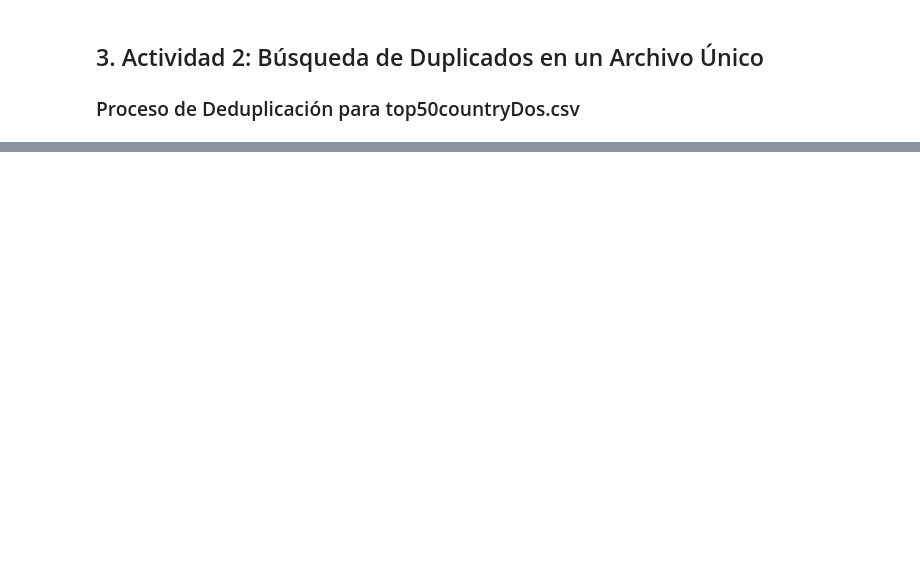
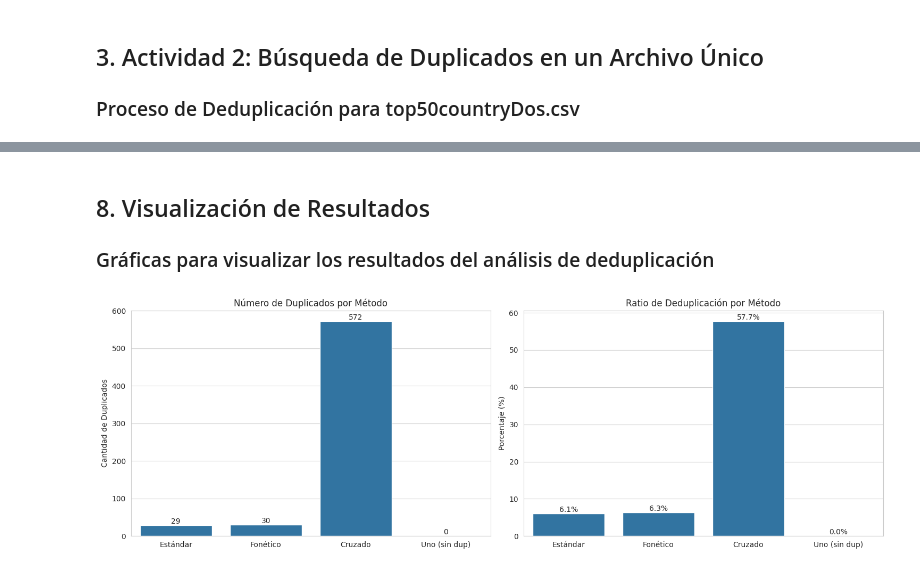
Before and after one commit to NoSoyRo/mdm-framework, a Jupyter notebook: p2/Analisis_Deduplicacion_Registros.ipynb, the cells around one changed output, grey strips where cells are left out. Drawn from its saved outputs; the diff is of its cells as text; code cells hidden in the pictures; blank space fills up the shorter version.

```diff
--- a/p2/Analisis_Deduplicacion_Registros.ipynb
+++ b/p2/Analisis_Deduplicacion_Registros.ipynb
@@ -155,20 +100,0 @@ Número de coincidencias encontradas usando codificación fonética: 30
-# %%
-# Cargar el segundo conjunto de datos
-df_tres = pd.read_csv('top50countryTres.csv', encoding='latin1')
-
-# Crear indexador para comparación entre conjuntos
-indexador_cruzado = recordlinkage.Index()
-indexador_cruzado.block('pais')
-pares_cruzados = indexador_cruzado.index(df_dos, df_tres)
-
-# Configurar comparación
-comparador_cruzado = recordlinkage.Compare()
-comparador_cruzado.exact('titulo', 'titulo', label='cancion')
-comparador_cruzado.string('artista', 'artista', threshold=0.85, label='artista')
-comparador_cruzado.exact('pais', 'pais', label='pais')
-
-# Calcular similitudes
-caracteristicas_cruzadas = comparador_cruzado.compute(pares_cruzados, df_dos, df_tres)
-coincidencias_cruzadas = caracteristicas_cruzadas[caracteristicas_cruzadas.sum(axis=1) > 2]
-
-print(f"Número de coincidencias entre conjuntos de datos: {len(coincidencias_cruzadas)}")
@@ -491,0 +474,28 @@ la precisión del análisis.
+# %% [markdown]
+## 8. Visualización de Resultados
+### Gráficas para visualizar los resultados del análisis de deduplicación
+# %%
+metodos = ['Estándar', 'Fonético', 'Cruzado', 'Uno (sin dup)']
+duplicados = [len(coincidencias), len(coincidencias_foneticas), len(coincidencias_cruzadas), len(coincidencias_uno)]
+total_registros = [len(df_dos), len(df_dos), len(df_dos) + len(df_tres), len(df_uno)]
+ratios = [d/t*100 for d, t in zip(duplicados, total_registros)]
+
+sns.set_style("whitegrid")
+fig, (ax1, ax2) = plt.subplots(1, 2, figsize=(15, 5))
+
+sns.barplot(x=metodos, y=duplicados, ax=ax1)
+ax1.set_title('Número de Duplicados por Método')
+ax1.set_ylabel('Cantidad de Duplicados')
+for i, v in enumerate(duplicados):
+    ax1.text(i, v, str(v), ha='center', va='bottom')
+
+sns.barplot(x=metodos, y=ratios, ax=ax2)
+ax2.set_title('Ratio de Deduplicación por Método')
+ax2.set_ylabel('Porcentaje (%)')
+for i, v in enumerate(ratios):
+    ax2.text(i, v, f'{v:.1f}%', ha='center', va='bottom')
+
+plt.tight_layout()
+plt.show()
+# %% [output]
+[figure, added]
```
Also changed, not shown: parts of 42 cells of this notebook.
